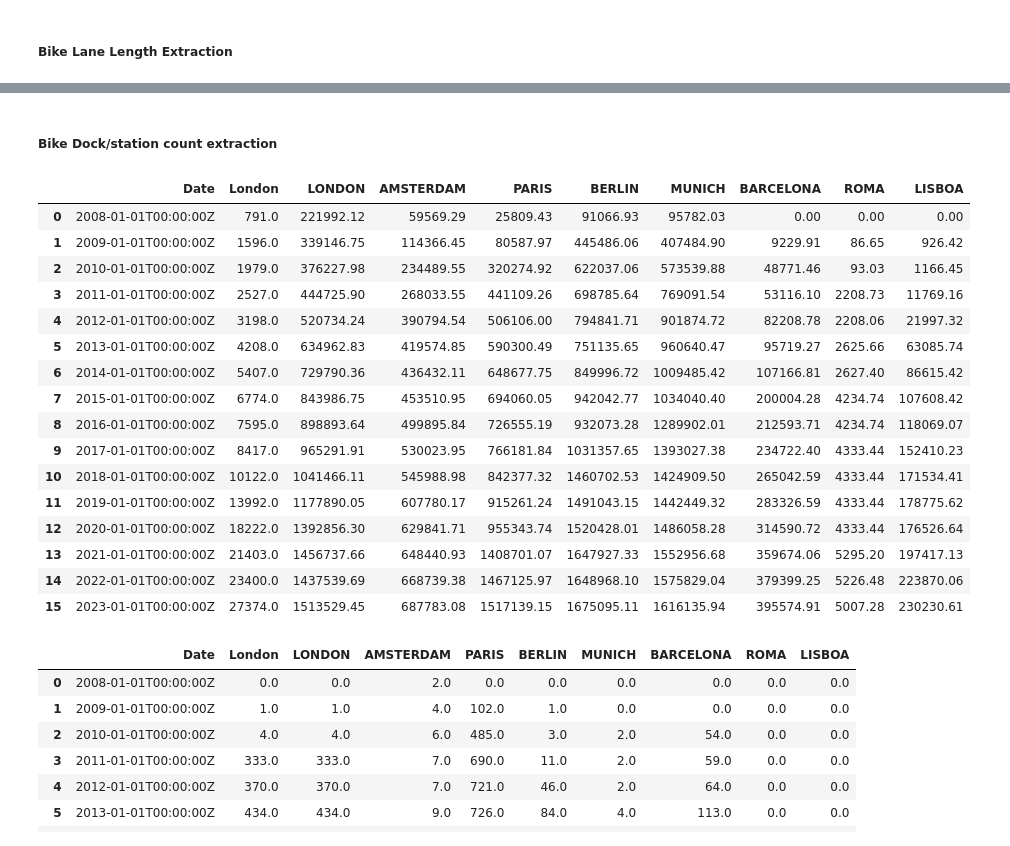
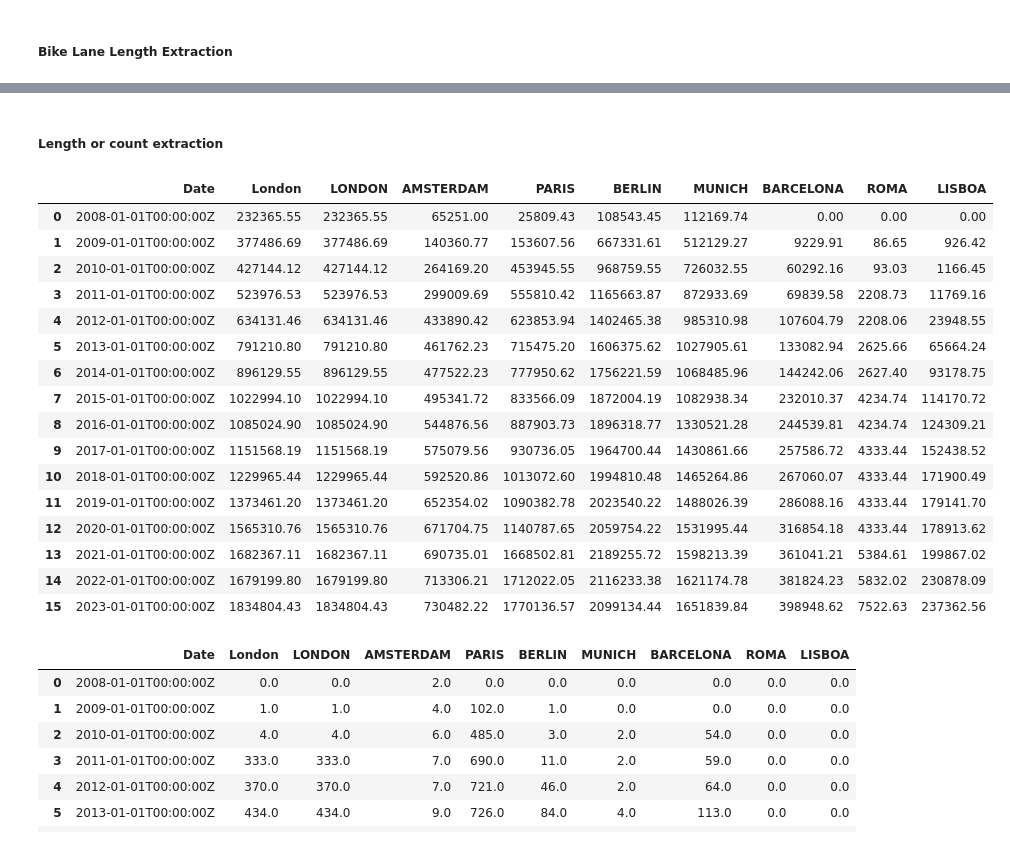
Before and after one commit to mfuentescornell/CS_5304_Data_Science_in_the_Wild, a Jupyter notebook: OpenStreetMap_data.ipynb, the cells around one changed output, grey strips where cells are left out. Drawn from its saved outputs; the diff is of its cells as text; code cells hidden in the pictures.

```diff
--- a/OpenStreetMap_data.ipynb
+++ b/OpenStreetMap_data.ipynb
@@ -204,19 +204,4 @@ https://hex.ohsome.org/#/cycleways_w/2020-06-01T00:00:00Z/4/50.28251213872028/16
 # or cycleway in lane, opposite_lane, shared_busway, track, opposite_track or cycleway:left in lane, shared_busway or cycleway:right in lane, shared_busway # didn;t include this data
 # or cycleway:both=lane or bicycle_road=yes and motor_vehicle=no or bicycle=designated or cyclestreet=yes'
 
-filterKey = 'type:way and sidewalk:left:bicycle=yes or cycleway:left=shared_lane or cyclestreet=yes or cycleway:left=shared_busway or cycleway:right=shared_busway or cycleway=shared_busway or cycleway=opposite_lane or highway=bridleway and bicycle=no or highway=track and bicycle=designated and motor_vehicle=no or bicycle=use_sidepath or cycleway=opposite and oneway:bicycle=no or sidewalk:right:bicycle=yes or cycleway:right=shared_lane or cycleway:left=track or cycleway:right=track or highway=track and bicycle=designated and motor_vehicle=no or highway=path and bicycle=yes or highway=path and bicycle=designated or bicycle=official or highway=service and bicycle=designated or motor_vehicle=no or highway=pedestrian and bicycle=yes or bicycle=official or highway=footway and bicycle=yes or bicycle=official or highway=cycleway or cycleway:both=lane or bicycle_road=yes and motor_vehicle=no or bicycle=designated or cyclestreet=yes'
-city ='London'
-geometry = city_geom_df['Geometry String'][0]
-URL = 'https://api.ohsome.org/v1/elements/count'
-data = {"bpolys": geometry, "format": 'csv', "filter": filterKey, "time": "2008-01-01/2023-01-01/P1Y"}
-
-response = requests.post(URL, data=data)
-decoded_content = response.content.decode('utf-8')
-
-# create and format dataframe from csv file
-cr = csv.reader(decoded_content.splitlines(), delimiter=';')
-data_list = list(cr)
-# data_list
-df = pd.DataFrame(data_list[4:], columns=['Date', city])
-df[city] = df[city].astype(float) # convert length column to float
-df
+# cycleway=lane or cycleway=opposite_lane or cycleway=shared_busway or cycleway=track or cycleway=opposite_track or cycleway:left=lane or cycleway:left=shared_busway or cycleway:right=lane or cycleway:right=shared_busway
@@ -241,2 +208,2 @@ df
 # %% [markdown]
-##### Bike Dock/station count extraction
+##### Length or count extraction
@@ -286,38 +232,38 @@ def data_extraction(method, city, geometry, filterKey):
 # %%
 # create a dataframe summing amount of bike lanes for each city for each year from 2008 to 2023
 
 # filter parameters (can remove each clause after and or or, but keep type:way)
-filterKey = 'type:way and sidewalk:left:bicycle=yes or cycleway:left=shared_lane or cyclestreet=yes or cycleway:left=shared_busway or cycleway:right=shared_busway or cycleway=shared_busway or cycleway=opposite_lane or highway=bridleway and bicycle=no or highway=track and bicycle=designated and motor_vehicle=no or bicycle=use_sidepath or cycleway=opposite and oneway:bicycle=no or sidewalk:right:bicycle=yes or cycleway:right=shared_lane or cycleway:left=track or cycleway:right=track or highway=track and bicycle=designated and motor_vehicle=no or highway=path and bicycle=yes or highway=path and bicycle=designated or bicycle=official or highway=service and bicycle=designated or motor_vehicle=no or highway=pedestrian and bicycle=yes or bicycle=official or highway=footway and bicycle=yes or bicycle=official or highway=cycleway or cycleway:both=lane or bicycle_road=yes and motor_vehicle=no or bicycle=designated or cyclestreet=yes'
+filterKey = 'type:way and sidewalk:left:bicycle=yes or cycleway:left=shared_lane or cyclestreet=yes or cycleway:left=shared_busway or cycleway:right=shared_busway or cycleway=shared_busway or cycleway=opposite_lane or highway=bridleway and bicycle=no or highway=track and bicycle=designated and motor_vehicle=no or bicycle=use_sidepath or cycleway=opposite and oneway:bicycle=no or sidewalk:right:bicycle=yes or cycleway:right=shared_lane or cycleway:left=track or cycleway:right=track or highway=track and bicycle=designated and motor_vehicle=no or highway=path and bicycle=yes or highway=path and bicycle=designated or bicycle=official or highway=service and bicycle=designated or motor_vehicle=no or highway=pedestrian and bicycle=yes or bicycle=official or highway=footway and bicycle=yes or bicycle=official or highway=cycleway or cycleway:both=lane or bicycle_road=yes and motor_vehicle=no or bicycle=designated or cyclestreet=yes or cycleway=lane or cycleway=opposite_lane or cycleway=shared_busway or cycleway=track or cycleway=opposite_track or cycleway:left=lane or cycleway:left=shared_busway or cycleway:right=lane or cycleway:right=shared_busway'
 
 city = "London" # this will need to change for each city
-df_lanes = count_extraction(city, city_geom_df['Geometry String'][0], filterKey) # make dataframe for one city as starter df for merge
+df_lanes = data_extraction('length', city, city_geom_df['Geometry String'][0], filterKey) # make dataframe for one city as starter df for merge
 
 # iterate through list of cities
 for index, row in city_geom_df.iterrows():
     city = row['Location']
     geom_str = row['Geometry String']
     df = data_extraction('length', city, geom_str, filterKey) # pull data for specific city
     df_lanes = pd.merge(df_lanes, df, how='outer') # merge city data into one dataframe
 
 df_lanes
 # %% [output]
 |  | Date | London | LONDON | AMSTERDAM | PARIS | BERLIN | MUNICH | BARCELONA | ROMA | LISBOA |
-| 0 | 2008-01-01T00:00:00Z | 791.0 | 221992.12 | 59569.29 | 25809.43 | 91066.93 | 95782.03 | 0.00 | 0.00 | 0.00 |
-| 1 | 2009-01-01T00:00:00Z | 1596.0 | 339146.75 | 114366.45 | 80587.97 | 445486.06 | 407484.90 | 9229.91 | 86.65 | 926.42 |
-| 2 | 2010-01-01T00:00:00Z | 1979.0 | 376227.98 | 234489.55 | 320274.92 | 622037.06 | 573539.88 | 48771.46 | 93.03 | 1166.45 |
-| 3 | 2011-01-01T00:00:00Z | 2527.0 | 444725.90 | 268033.55 | 441109.26 | 698785.64 | 769091.54 | 53116.10 | 2208.73 | 11769.16 |
-| 4 | 2012-01-01T00:00:00Z | 3198.0 | 520734.24 | 390794.54 | 506106.00 | 794841.71 | 901874.72 | 82208.78 | 2208.06 | 21997.32 |
-| 5 | 2013-01-01T00:00:00Z | 4208.0 | 634962.83 | 419574.85 | 590300.49 | 751135.65 | 960640.47 | 95719.27 | 2625.66 | 63085.74 |
-| 6 | 2014-01-01T00:00:00Z | 5407.0 | 729790.36 | 436432.11 | 648677.75 | 849996.72 | 1009485.42 | 107166.81 | 2627.40 | 86615.42 |
-| 7 | 2015-01-01T00:00:00Z | 6774.0 | 843986.75 | 453510.95 | 694060.05 | 942042.77 | 1034040.40 | 200004.28 | 4234.74 | 107608.42 |
-| 8 | 2016-01-01T00:00:00Z | 7595.0 | 898893.64 | 499895.84 | 726555.19 | 932073.28 | 1289902.01 | 212593.71 | 4234.74 | 118069.07 |
-| 9 | 2017-01-01T00:00:00Z | 8417.0 | 965291.91 | 530023.95 | 766181.84 | 1031357.65 | 1393027.38 | 234722.40 | 4333.44 | 152410.23 |
-| 10 | 2018-01-01T00:00:00Z | 10122.0 | 1041466.11 | 545988.98 | 842377.32 | 1460702.53 | 1424909.50 | 265042.59 | 4333.44 | 171534.41 |
-| 11 | 2019-01-01T00:00:00Z | 13992.0 | 1177890.05 | 607780.17 | 915261.24 | 1491043.15 | 1442449.32 | 283326.59 | 4333.44 | 178775.62 |
-| 12 | 2020-01-01T00:00:00Z | 18222.0 | 1392856.30 | 629841.71 | 955343.74 | 1520428.01 | 1486058.28 | 314590.72 | 4333.44 | 176526.64 |
-| 13 | 2021-01-01T00:00:00Z | 21403.0 | 1456737.66 | 648440.93 | 1408701.07 | 1647927.33 | 1552956.68 | 359674.06 | 5295.20 | 197417.13 |
-| 14 | 2022-01-01T00:00:00Z | 23400.0 | 1437539.69 | 668739.38 | 1467125.97 | 1648968.10 | 1575829.04 | 379399.25 | 5226.48 | 223870.06 |
-| 15 | 2023-01-01T00:00:00Z | 27374.0 | 1513529.45 | 687783.08 | 1517139.15 | 1675095.11 | 1616135.94 | 395574.91 | 5007.28 | 230230.61 |
+| 0 | 2008-01-01T00:00:00Z | 232365.55 | 232365.55 | 65251.00 | 25809.43 | 108543.45 | 112169.74 | 0.00 | 0.00 | 0.00 |
+| 1 | 2009-01-01T00:00:00Z | 377486.69 | 377486.69 | 140360.77 | 153607.56 | 667331.61 | 512129.27 | 9229.91 | 86.65 | 926.42 |
+| 2 | 2010-01-01T00:00:00Z | 427144.12 | 427144.12 | 264169.20 | 453945.55 | 968759.55 | 726032.55 | 60292.16 | 93.03 | 1166.45 |
+| 3 | 2011-01-01T00:00:00Z | 523976.53 | 523976.53 | 299009.69 | 555810.42 | 1165663.87 | 872933.69 | 69839.58 | 2208.73 | 11769.16 |
+| 4 | 2012-01-01T00:00:00Z | 634131.46 | 634131.46 | 433890.42 | 623853.94 | 1402465.38 | 985310.98 | 107604.79 | 2208.06 | 23948.55 |
+| 5 | 2013-01-01T00:00:00Z | 791210.80 | 791210.80 | 461762.23 | 715475.20 | 1606375.62 | 1027905.61 | 133082.94 | 2625.66 | 65664.24 |
+| 6 | 2014-01-01T00:00:00Z | 896129.55 | 896129.55 | 477522.23 | 777950.62 | 1756221.59 | 1068485.96 | 144242.06 | 2627.40 | 93178.75 |
+| 7 | 2015-01-01T00:00:00Z | 1022994.10 | 1022994.10 | 495341.72 | 833566.09 | 1872004.19 | 1082938.34 | 232010.37 | 4234.74 | 114170.72 |
+| 8 | 2016-01-01T00:00:00Z | 1085024.90 | 1085024.90 | 544876.56 | 887903.73 | 1896318.77 | 1330521.28 | 244539.81 | 4234.74 | 124309.21 |
+| 9 | 2017-01-01T00:00:00Z | 1151568.19 | 1151568.19 | 575079.56 | 930736.05 | 1964700.44 | 1430861.66 | 257586.72 | 4333.44 | 152438.52 |
+| 10 | 2018-01-01T00:00:00Z | 1229965.44 | 1229965.44 | 592520.86 | 1013072.60 | 1994810.48 | 1465264.86 | 267060.07 | 4333.44 | 171900.49 |
+| 11 | 2019-01-01T00:00:00Z | 1373461.20 | 1373461.20 | 652354.02 | 1090382.78 | 2023540.22 | 1488026.39 | 286088.16 | 4333.44 | 179141.70 |
+| 12 | 2020-01-01T00:00:00Z | 1565310.76 | 1565310.76 | 671704.75 | 1140787.65 | 2059754.22 | 1531995.44 | 316854.18 | 4333.44 | 178913.62 |
+| 13 | 2021-01-01T00:00:00Z | 1682367.11 | 1682367.11 | 690735.01 | 1668502.81 | 2189255.72 | 1598213.39 | 361041.21 | 5384.61 | 199867.02 |
+| 14 | 2022-01-01T00:00:00Z | 1679199.80 | 1679199.80 | 713306.21 | 1712022.05 | 2116233.38 | 1621174.78 | 381824.23 | 5832.02 | 230878.09 |
+| 15 | 2023-01-01T00:00:00Z | 1834804.43 | 1834804.43 | 730482.22 | 1770136.57 | 2099134.44 | 1651839.84 | 398948.62 | 7522.63 | 237362.56 |
 # %%
 # create a dataframe on the total number of bicycle rental locations for each city for each year from 2008 to 2023
 
```
Also changed, not shown: parts of 5 cells of this notebook.
